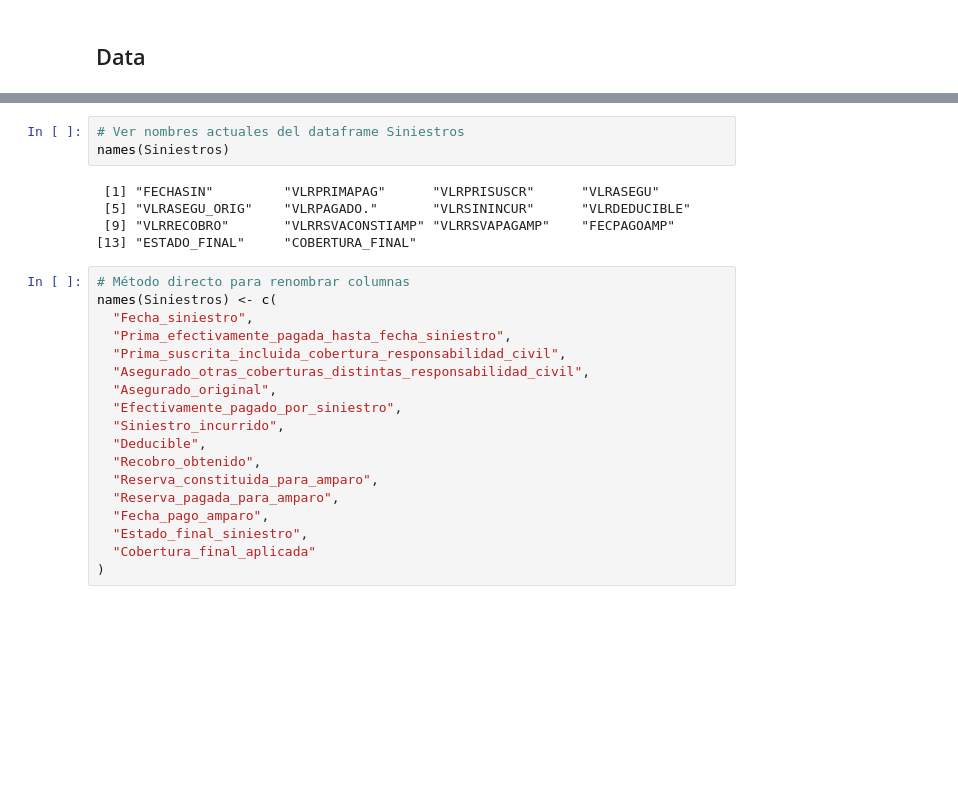
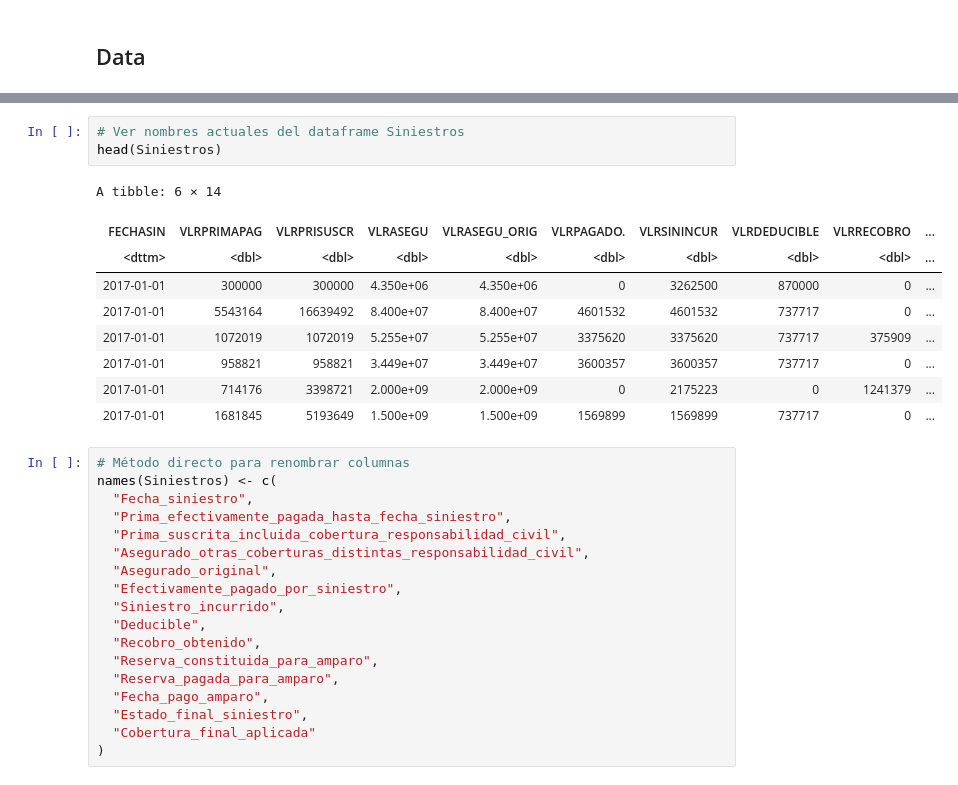
Before and after one commit to RiemannIntegrable/modelo-de-riesgo-colectivo-en-siniestros-de-autos, a Jupyter notebook: notebooks/Siniestros_New.ipynb, the cells around one changed output, grey strips where cells are left out. Saved outputs shown, nothing was run; the diff lists cells and outputs as text; blank space fills up the shorter version.

```diff
--- a/notebooks/Siniestros_New.ipynb
+++ b/notebooks/Siniestros_New.ipynb
@@ -17,11 +48,16 @@ Siniestros <- read_excel("../data/input/Siniestros_Hist.xlsx")
 # %%
 # Ver nombres actuales del dataframe Siniestros
-names(Siniestros)
+head(Siniestros)
 # %% [output]
- [1] "FECHASIN"         "VLRPRIMAPAG"      "VLRPRISUSCR"      "VLRASEGU"
- [5] "VLRASEGU_ORIG"    "VLRPAGADO."       "VLRSININCUR"      "VLRDEDUCIBLE"
- [9] "VLRRECOBRO"       "VLRRSVACONSTIAMP" "VLRRSVAPAGAMP"    "FECPAGOAMP"
-[13] "ESTADO_FINAL"     "COBERTURA_FINAL"
+A tibble: 6 × 14
+| FECHASIN | VLRPRIMAPAG | VLRPRISUSCR | VLRASEGU | VLRASEGU_ORIG | VLRPAGADO. | VLRSININCUR | VLRDEDUCIBLE | VLRRECOBRO | ... |
+| <dttm> | <dbl> | <dbl> | <dbl> | <dbl> | <dbl> | <dbl> | <dbl> | <dbl> | ... |
+| 2017-01-01 | 300000 | 300000 | 4.350e+06 | 4.350e+06 | 0 | 3262500 | 870000 | 0 | ... |
+| 2017-01-01 | 5543164 | 16639492 | 8.400e+07 | 8.400e+07 | 4601532 | 4601532 | 737717 | 0 | ... |
+| 2017-01-01 | 1072019 | 1072019 | 5.255e+07 | 5.255e+07 | 3375620 | 3375620 | 737717 | 375909 | ... |
+| 2017-01-01 | 958821 | 958821 | 3.449e+07 | 3.449e+07 | 3600357 | 3600357 | 737717 | 0 | ... |
+| 2017-01-01 | 714176 | 3398721 | 2.000e+09 | 2.000e+09 | 0 | 2175223 | 0 | 1241379 | ... |
+| 2017-01-01 | 1681845 | 5193649 | 1.500e+09 | 1.500e+09 | 1569899 | 1569899 | 737717 | 0 | ... |
 # %%
 # Método directo para renombrar columnas
 names(Siniestros) <- c(
```
Also changed, not shown: parts of 7 cells of this notebook.
